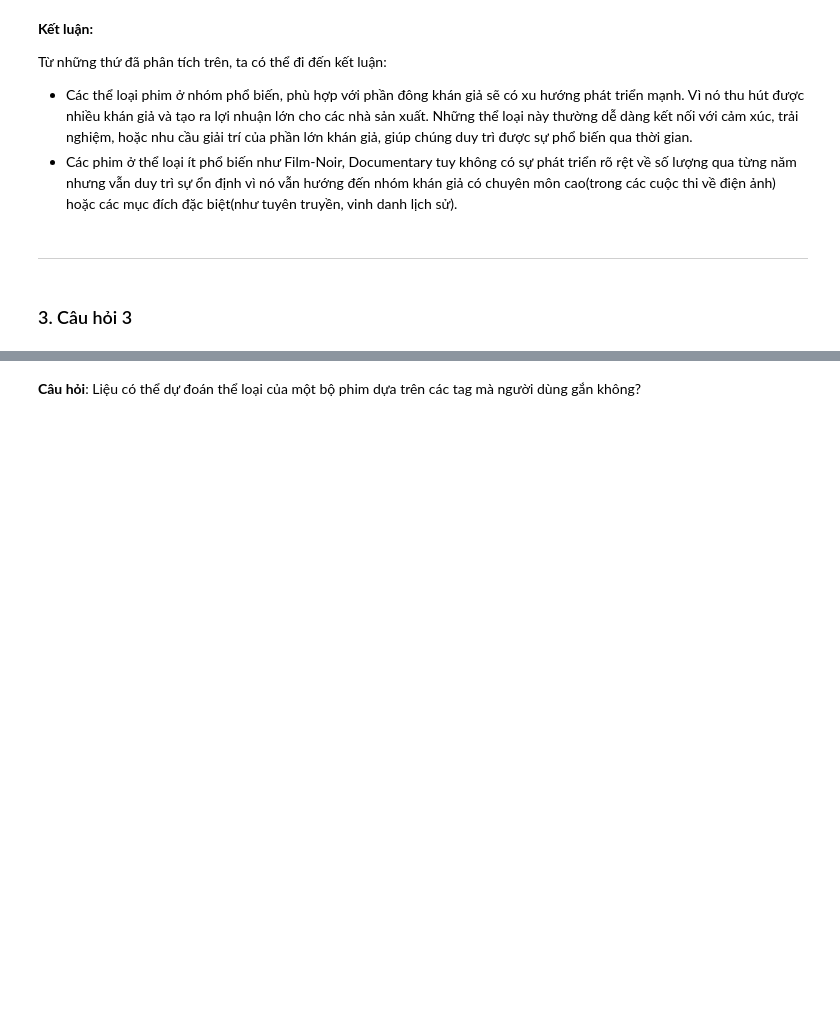
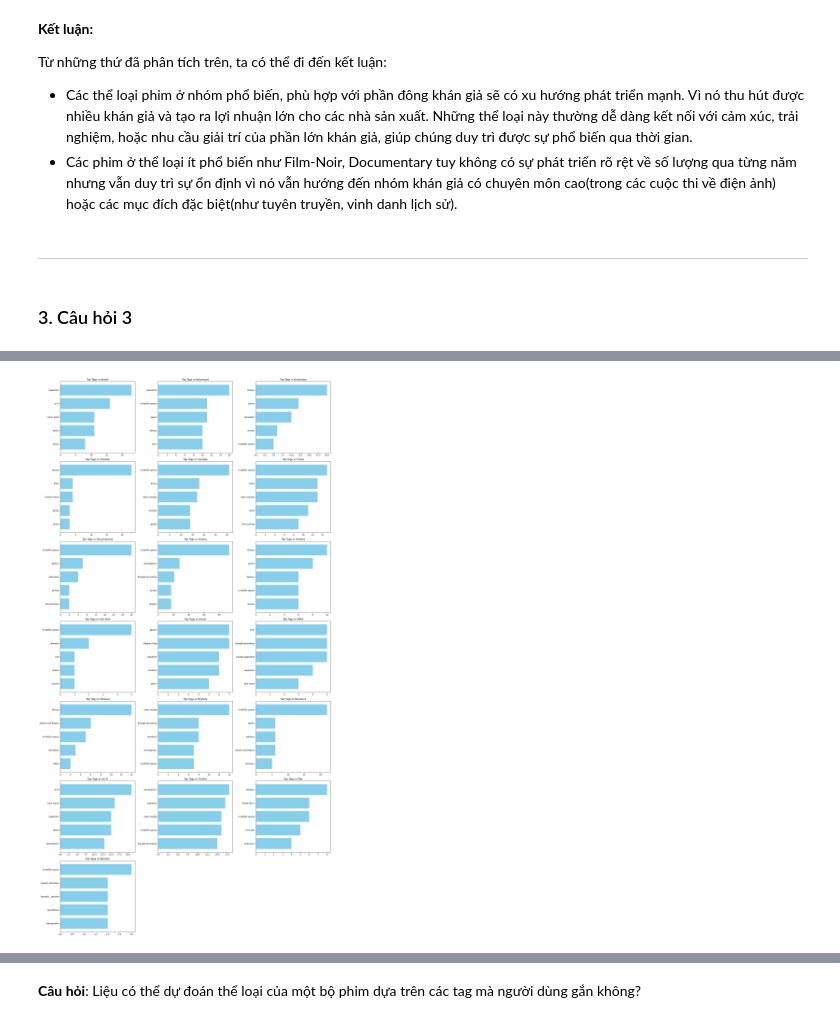
Before and after one commit to miavox/CSC17104-Final-Project, a Jupyter notebook: Project/Final_project.ipynb, the cells around one changed output, grey strips where cells are left out. Cells and saved outputs as stored; diff of their text form; code cells hidden in the pictures; blank space fills up the shorter version.

Commit message:
Ques3 (update) + Nhận xét quá trình làm đồ án của thành viên 3

```diff
--- a/Project/Final_project.ipynb
+++ b/Project/Final_project.ipynb
@@ -1227,0 +1200,23 @@ plt.show()
+# %%
+import matplotlib.pyplot as plt
+from wordcloud import WordCloud
+
+# Trực quan hóa top 5 tag cho tất cả các thể loại
+num_genres = len(tag_counts_by_genre)  # Số lượng thể loại
+plt.figure(figsize=(20, num_genres * 2))  # Điều chỉnh kích thước để hiển thị đầy đủ các thể loại
+
+for i, (genre, tags) in enumerate(tag_counts_by_genre.items(), 1):
+    # Tách tag và tần suất xuất hiện
+    tags, counts = zip(*tags)
+
+    # Tạo một subplot cho từng thể loại
+    plt.subplot((num_genres + 2) // 3, 3, i)  # Tự động chia thành các hàng và cột
+    plt.barh(tags, counts, color='skyblue')
+    plt.title(f'Top Tags in {genre}', fontsize=12)
+    plt.gca().invert_yaxis()  # Đảo ngược trục Y để tag phổ biến nhất nằm trên
+
+# Điều chỉnh khoảng cách giữa các biểu đồ
+plt.tight_layout()
+plt.show()
+# %% [output]
+[figure, added]
```
Also changed, not shown: parts of 28 cells of this notebook.
